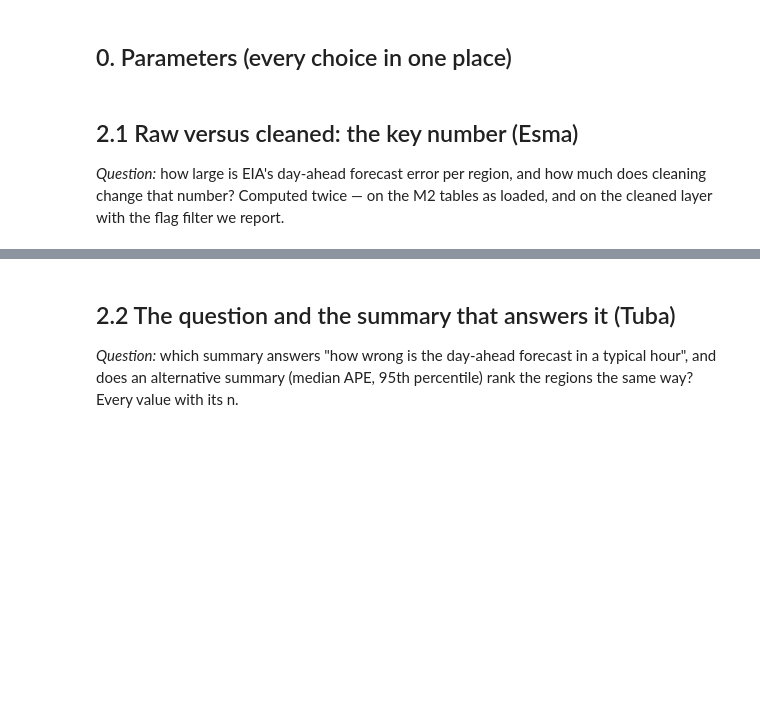
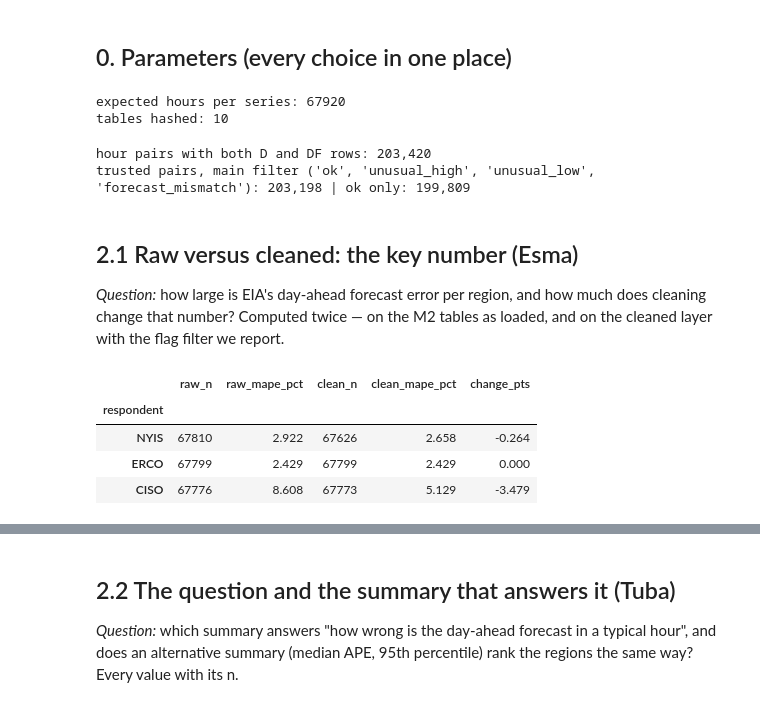
Before and after one commit to se-230717018/electricity-demand-weather-pipeline, a Jupyter notebook: notebooks/m4_eda.ipynb, the cells around one changed output, grey strips where cells are left out. Saved outputs shown, nothing was run; the diff lists cells and outputs as text; code cells hidden in the pictures; blank space fills up the shorter version.

```diff
--- a/notebooks/m4_eda.ipynb
+++ b/notebooks/m4_eda.ipynb
@@ -30,8 +30,9 @@ LOCAL_TZ = {"NYIS": "America/New_York", "ERCO": "America/Chicago", "CISO": "Amer
 START, END = "2019-01-01", "2026-09-30"          # UTC dates covered by the landed data
 EXPECTED_HOURS = expected_hours(START, END)     # per series
 
-TRUSTED_FLAGS = ("ok",)                                     # main flag filter
-TRUSTED_FLAGS_WIDE = ("ok", "unusual_high", "unusual_low")  # second filter: keep real extremes
+# Main flag filter: every value the cleaned layer kept (M3: unusual values are real and kept)
+TRUSTED_FLAGS = ("ok", "unusual_high", "unusual_low", "forecast_mismatch")
+OK_ONLY = ("ok",)   # second filter: drops the flagged extremes, to show how much they move the result
 
 DAILY_MIN_HOURS = 20    # a daily aggregate needs >= 20 of 24 hours (reason in the report, section 4)
 MONTHLY_MIN_DAYS = 25   # a monthly aggregate needs >= 25 complete days
@@ -47,8 +48,74 @@ con = connect_ro()
 HASHES_BEFORE = table_hashes(con)
 print("expected hours per series:", EXPECTED_HOURS)
 print("tables hashed:", len(HASHES_BEFORE))
+# %% [output]
+expected hours per series: 67920
+tables hashed: 10
+# %%
+# Shared data for 2.1-2.4 and 2.7 (Esma). Variables other sections can use:
+#   pairs  - every UTC hour with both a D and a DF row
+#   main   - pairs where both values pass TRUSTED_FLAGS, with pct_err and ape (absolute % error)
+#   strict - the same with OK_ONLY
+# Fixed SQL; values only through ? (fixed SQL; values only through ?)
+SERIES_CLEAN_SQL = """
+SELECT r.respondent, m.role, d.period_utc, d.value_mwh, d.value_mwh_flag
+FROM demand_clean d
+JOIN map_series_type m ON m.type_key = d.type_key
+JOIN region r ON r.region_key = d.region_key
+"""
+s = query(con, SERIES_CLEAN_SQL)
+act = s[s["role"] == "actual"].rename(columns={"value_mwh": "d_mwh", "value_mwh_flag": "d_flag"}).drop(columns="role")
+fc = s[s["role"] == "forecast"].rename(columns={"value_mwh": "df_mwh", "value_mwh_flag": "df_flag"}).drop(columns="role")
+pairs = act.merge(fc, on=["respondent", "period_utc"], how="inner")   # hours that have both a D row and a DF row
+pairs["ts_utc"] = pd.to_datetime(pairs["period_utc"], utc=True)
+
+def trusted(df, flags):
+    """Rows where both the actual and the forecast carry one of the given flags (and a cleaned value)."""
+    m = df["d_flag"].isin(flags) & df["df_flag"].isin(flags) & df["d_mwh"].notna() & df["df_mwh"].notna()
+    return df[m].copy()
+
+def add_errors(df):
+    df["pct_err"] = 100 * (df["df_mwh"] - df["d_mwh"]) / df["d_mwh"]   # signed % error of the forecast
+    df["ape"] = df["pct_err"].abs()                                   # absolute % error
+    return df
+
+main = add_errors(trusted(pairs, TRUSTED_FLAGS))
+strict = add_errors(trusted(pairs, OK_ONLY))
+print(f"hour pairs with both D and DF rows: {len(pairs):,}")
+print(f"trusted pairs, main filter {TRUSTED_FLAGS}: {len(main):,} | ok only: {len(strict):,}")
+# %% [output]
+hour pairs with both D and DF rows: 203,420
+trusted pairs, main filter ('ok', 'unusual_high', 'unusual_low', 'forecast_mismatch'): 203,198 | ok only: 199,809
 # %% [markdown]
 ## 2.1 Raw versus cleaned: the key number (Esma)
 
 *Question:* how large is EIA's day-ahead forecast error per region, and how much does cleaning change that number?
 Computed twice — on the M2 tables as loaded, and on the cleaned layer with the flag filter we report.
+# %%
+# Query 1 - raw M2 tables, as loaded: every hour where both values exist and actual demand is not zero
+RAW_SERIES_SQL = """
+SELECT r.respondent, s.type_code, d.period_utc, d.value_mwh
+FROM demand d
+JOIN series_type s ON s.type_key = d.type_key
+JOIN region r ON r.region_key = d.region_key
+WHERE s.type_code IN (?, ?)
+"""
+raw = query(con, RAW_SERIES_SQL, ("D", "DF"))
+raw = raw.pivot_table(index=["respondent", "period_utc"], columns="type_code", values="value_mwh", aggfunc="first").dropna()
+raw = raw[raw["D"] != 0]
+raw["ape"] = 100 * (raw["DF"] - raw["D"]).abs() / raw["D"]
+raw_mape = raw.groupby("respondent").agg(n_hours=("ape", "size"), mape_pct=("ape", "mean"))
+
+# Query 2 - cleaned layer, main flag filter: both values trusted
+clean_mape = main.groupby("respondent").agg(n_hours=("ape", "size"), mape_pct=("ape", "mean"))
+
+cmp21 = pd.DataFrame({"raw_n": raw_mape["n_hours"], "raw_mape_pct": raw_mape["mape_pct"],
+                      "clean_n": clean_mape["n_hours"], "clean_mape_pct": clean_mape["mape_pct"]}).loc[REGIONS]
+cmp21["change_pts"] = cmp21["clean_mape_pct"] - cmp21["raw_mape_pct"]
+display(cmp21.round(3))
+# %% [output]
+|  | raw_n | raw_mape_pct | clean_n | clean_mape_pct | change_pts |
+| respondent |  |  |  |  |  |
+| NYIS | 67810 | 2.922 | 67626 | 2.658 | -0.264 |
+| ERCO | 67799 | 2.429 | 67799 | 2.429 | 0.000 |
+| CISO | 67776 | 8.608 | 67773 | 5.129 | -3.479 |
```
Also changed, not shown: parts of 4 cells of this notebook, 2 other files.
